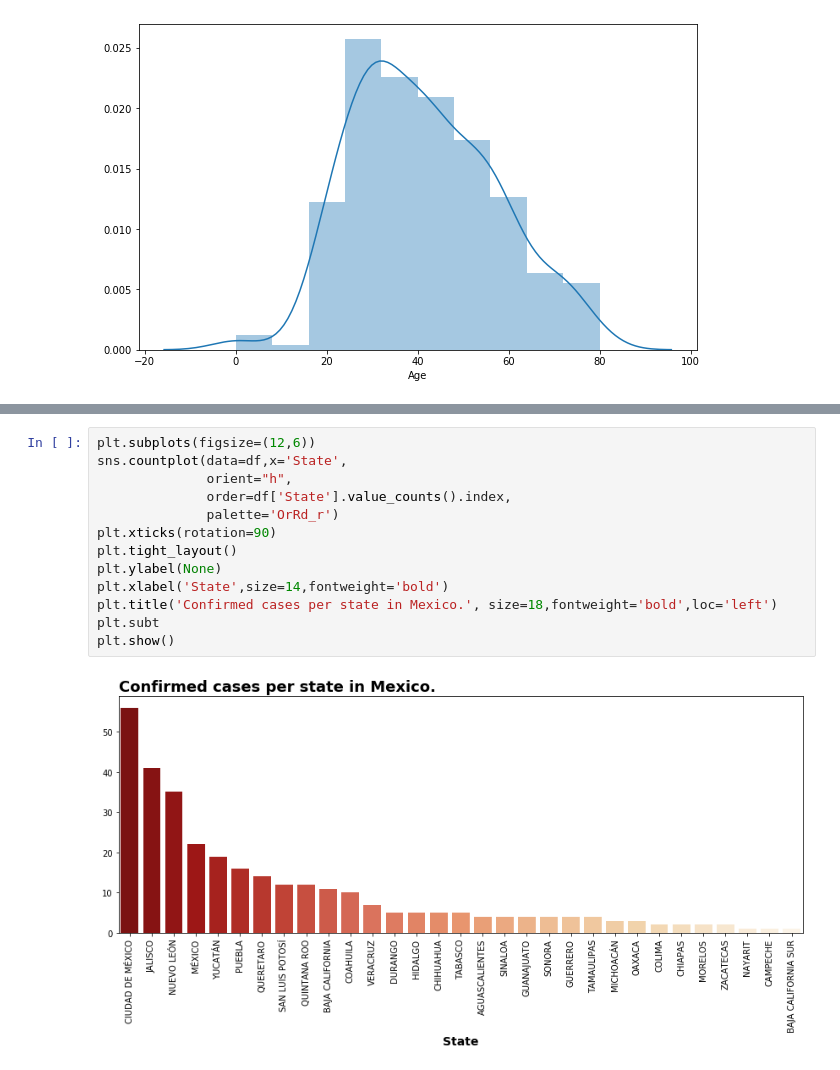
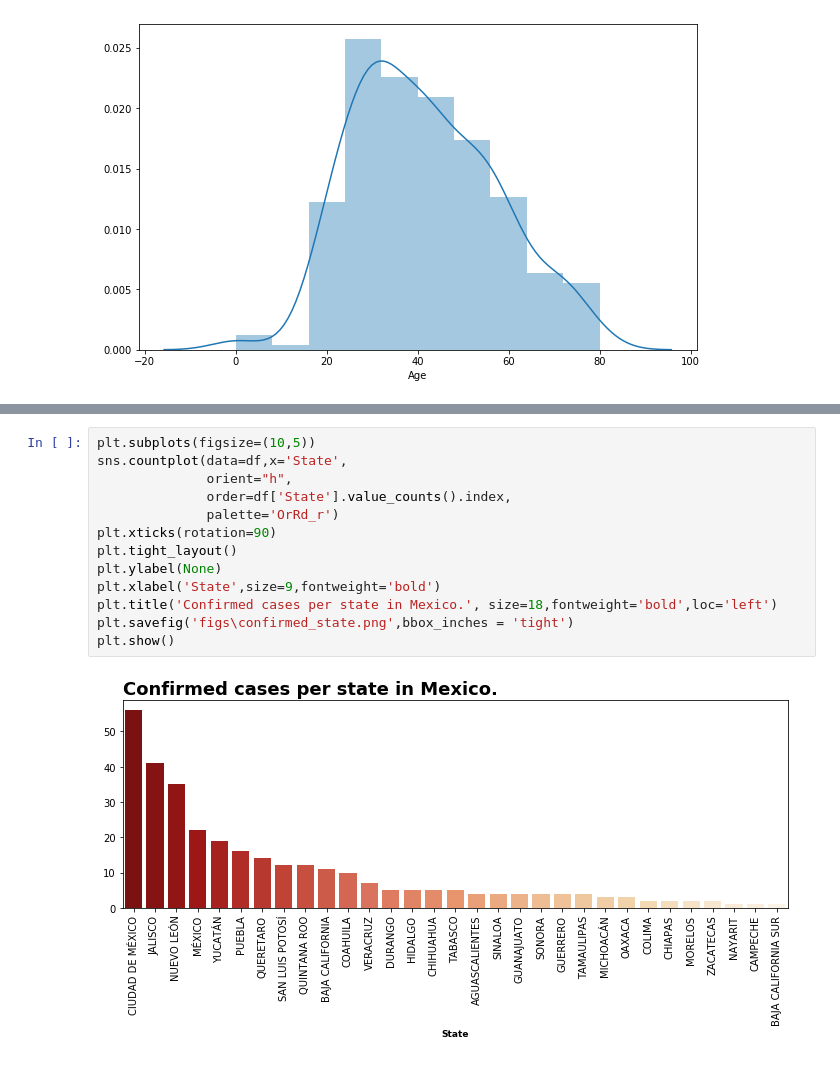
Before and after one commit to CarlosDNieto/COVID-19, a Jupyter notebook: COVID-19_MEXICO.ipynb, the cells around one changed output, grey strips where cells are left out. Saved outputs shown, nothing was run; the diff lists cells and outputs as text.

```diff
--- a/COVID-19_MEXICO.ipynb
+++ b/COVID-19_MEXICO.ipynb
@@ -284,17 +296,17 @@ df[(df['Age']==df['Age'].max()) | (df['Age'] == df['Age'].min())]
 | 249 | 250 | JALISCO | M | 0.0 | 09/03/2020 | confirmado | España | 12/03/2020 | ... |
 | 283 | 284 | YUCATÁN | M | 0.0 | 17/03/2020 | confirmado | Contacto | NA | ... |
 # %%
-plt.subplots(figsize=(12,6))
+plt.subplots(figsize=(10,5))
 sns.countplot(data=df,x='State',
               orient="h",
               order=df['State'].value_counts().index,
               palette='OrRd_r')
 plt.xticks(rotation=90)
 plt.tight_layout()
 plt.ylabel(None)
-plt.xlabel('State',size=14,fontweight='bold')
+plt.xlabel('State',size=9,fontweight='bold')
 plt.title('Confirmed cases per state in Mexico.', size=18,fontweight='bold',loc='left')
-plt.subt
+plt.savefig('figs\confirmed_state.png',bbox_inches = 'tight')
 plt.show()
 # %% [output]
-[figure, old version]
+[figure, new version]
```
Also changed, not shown: parts of 3 cells of this notebook, 4 other files.
